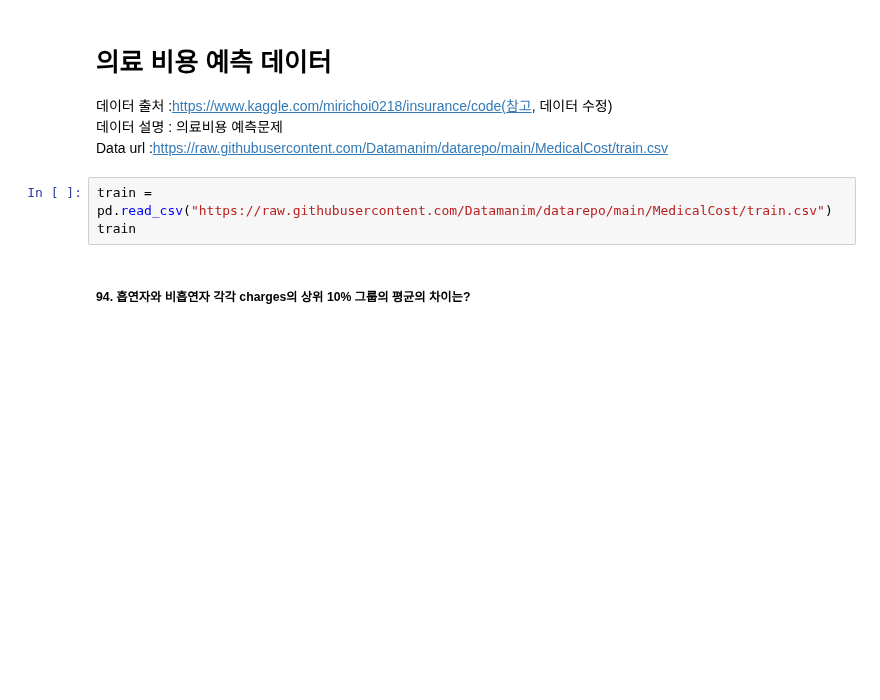
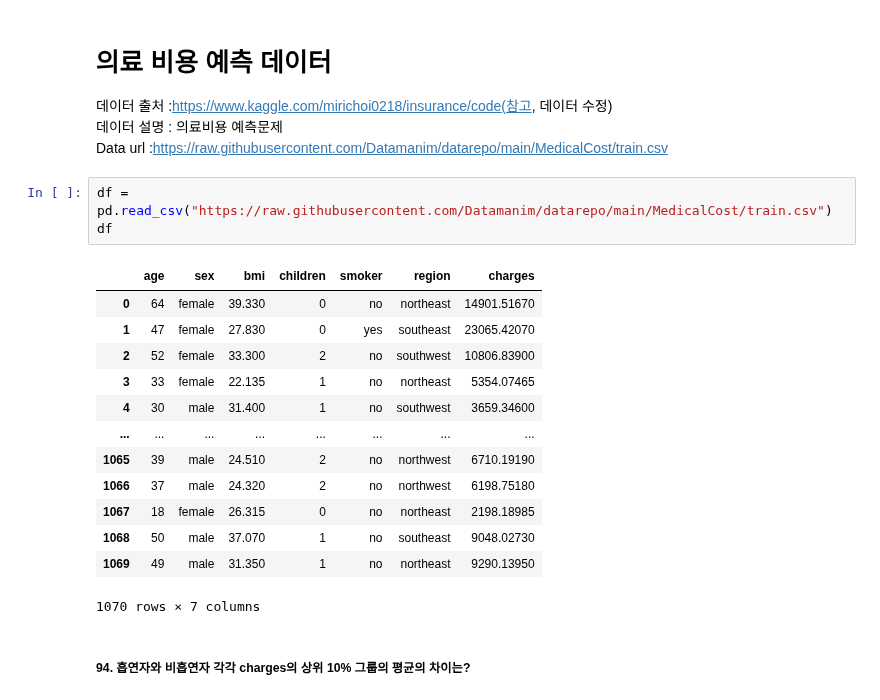
Before and after one commit to cms6090/Big-Data-Analysis, a Jupyter notebook: type1.ipynb, the cells around one changed output. Saved outputs shown, nothing was run; the diff lists cells and outputs as text; blank space fills up the shorter version.

```diff
--- a/type1.ipynb
+++ b/type1.ipynb
@@ -1312,7 +1366,21 @@ df
 데이터 설명 : 의료비용 예측문제
 Data url :https://raw.githubusercontent.com/Datamanim/datarepo/main/MedicalCost/train.csv
 # %%
-train = pd.read_csv("https://raw.githubusercontent.com/Datamanim/datarepo/main/MedicalCost/train.csv")
-train
+df = pd.read_csv("https://raw.githubusercontent.com/Datamanim/datarepo/main/MedicalCost/train.csv")
+df
+# %% [output]
+|  | age | sex | bmi | children | smoker | region | charges |
+| 0 | 64 | female | 39.330 | 0 | no | northeast | 14901.51670 |
+| 1 | 47 | female | 27.830 | 0 | yes | southeast | 23065.42070 |
+| 2 | 52 | female | 33.300 | 2 | no | southwest | 10806.83900 |
+| 3 | 33 | female | 22.135 | 1 | no | northeast | 5354.07465 |
+| 4 | 30 | male | 31.400 | 1 | no | southwest | 3659.34600 |
+| ... | ... | ... | ... | ... | ... | ... | ... |
+| 1065 | 39 | male | 24.510 | 2 | no | northwest | 6710.19190 |
+| 1066 | 37 | male | 24.320 | 2 | no | northwest | 6198.75180 |
+| 1067 | 18 | female | 26.315 | 0 | no | northeast | 2198.18985 |
+| 1068 | 50 | male | 37.070 | 1 | no | southeast | 9048.02730 |
+| 1069 | 49 | male | 31.350 | 1 | no | northeast | 9290.13950 |
+1070 rows × 7 columns
 # %% [markdown]
 ##### 94. 흡연자와 비흡연자 각각 charges의 상위 10% 그룹의 평균의 차이는?
```
Also changed, not shown: parts of 45 cells of this notebook.
